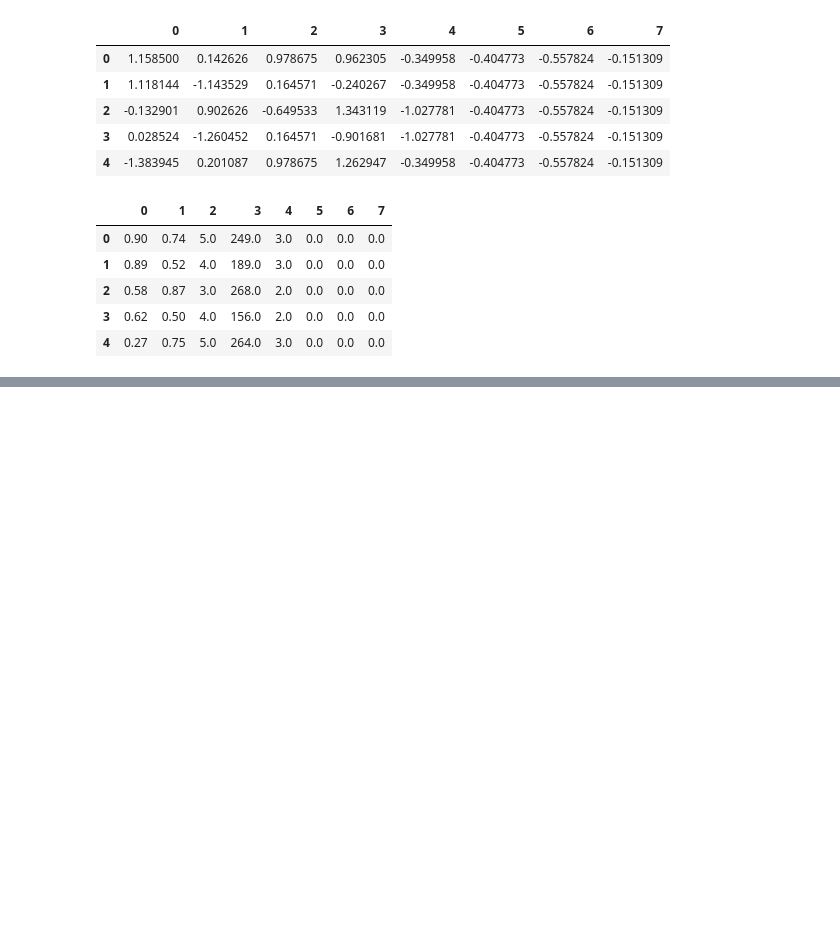
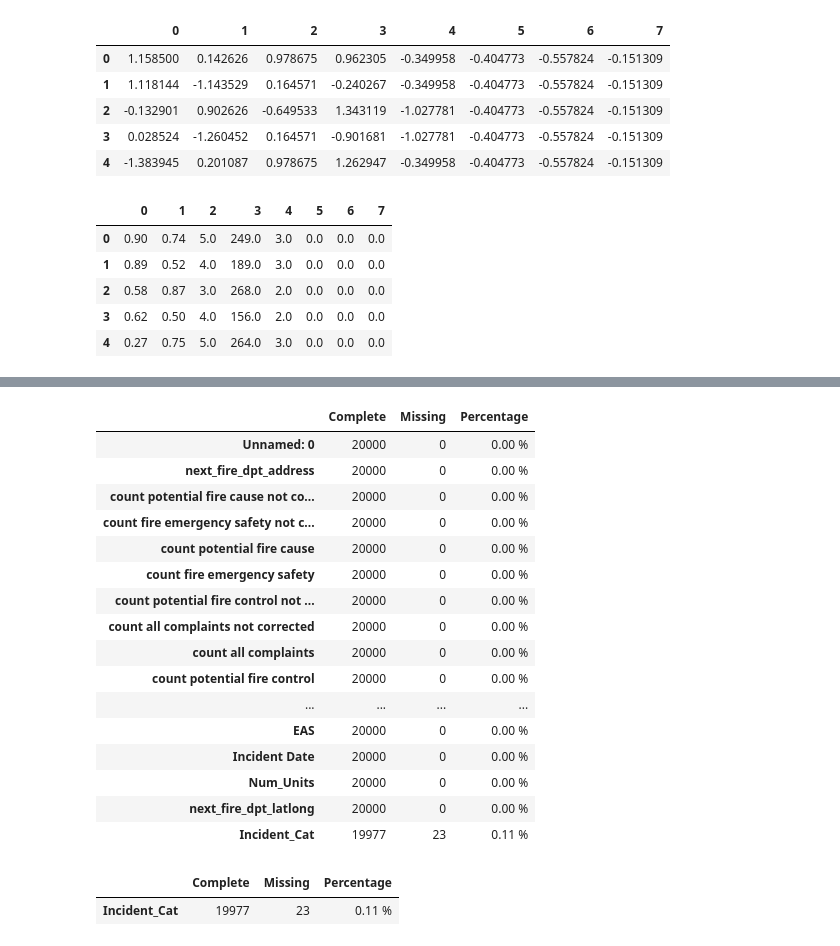
Before and after one commit to andirs/impyte, a Jupyter notebook: sandbox.ipynb, the cells around one changed output, grey strips where cells are left out. Saved outputs shown, nothing was run; the diff lists cells and outputs as text; code cells hidden in the pictures; blank space fills up the shorter version.

Commit message:
feat: Add missing value summary

```diff
--- a/sandbox.ipynb
+++ b/sandbox.ipynb
@@ -429,3 +446,9 @@ pd.DataFrame(test_rescaled[:5])
 | 2 | 0.58 | 0.87 | 3.0 | 268.0 | 2.0 | 0.0 | 0.0 | 0.0 |
 | 3 | 0.62 | 0.50 | 4.0 | 156.0 | 2.0 | 0.0 | 0.0 | 0.0 |
 | 4 | 0.27 | 0.75 | 5.0 | 264.0 | 3.0 | 0.0 | 0.0 | 0.0 |
+# %%
+reload(impyte)
+testdf = pd.read_csv('data/masterdf_201710230_andirs.csv', low_memory=False)
+imp = impyte.Impyter()
+_ = imp.load_data(testdf[:20000])
+imp.pattern()
@@ -431,0 +460,25 @@ pd.DataFrame(test_rescaled[:5])
+# %%
+imp.get_missing_summary()
+# %% [output]
+|  | Complete | Missing | Percentage |
+| Unnamed: 0 | 20000 | 0 | 0.00 % |
+| next_fire_dpt_address | 20000 | 0 | 0.00 % |
+| count potential fire cause not co... | 20000 | 0 | 0.00 % |
+| count fire emergency safety not c... | 20000 | 0 | 0.00 % |
+| count potential fire cause | 20000 | 0 | 0.00 % |
+| count fire emergency safety | 20000 | 0 | 0.00 % |
+| count potential fire control not ... | 20000 | 0 | 0.00 % |
+| count all complaints not corrected | 20000 | 0 | 0.00 % |
+| count all complaints | 20000 | 0 | 0.00 % |
+| count potential fire control | 20000 | 0 | 0.00 % |
+| ... | ... | ... | ... |
+| EAS | 20000 | 0 | 0.00 % |
+| Incident Date | 20000 | 0 | 0.00 % |
+| Num_Units | 20000 | 0 | 0.00 % |
+| next_fire_dpt_latlong | 20000 | 0 | 0.00 % |
+| Incident_Cat | 19977 | 23 | 0.11 % |
+# %%
+imp.get_missing_summary(importance_filter=True)
+# %% [output]
+|  | Complete | Missing | Percentage |
+| Incident_Cat | 19977 | 23 | 0.11 % |
```
Also changed, not shown: parts of 14 cells of this notebook, 1 other file.
